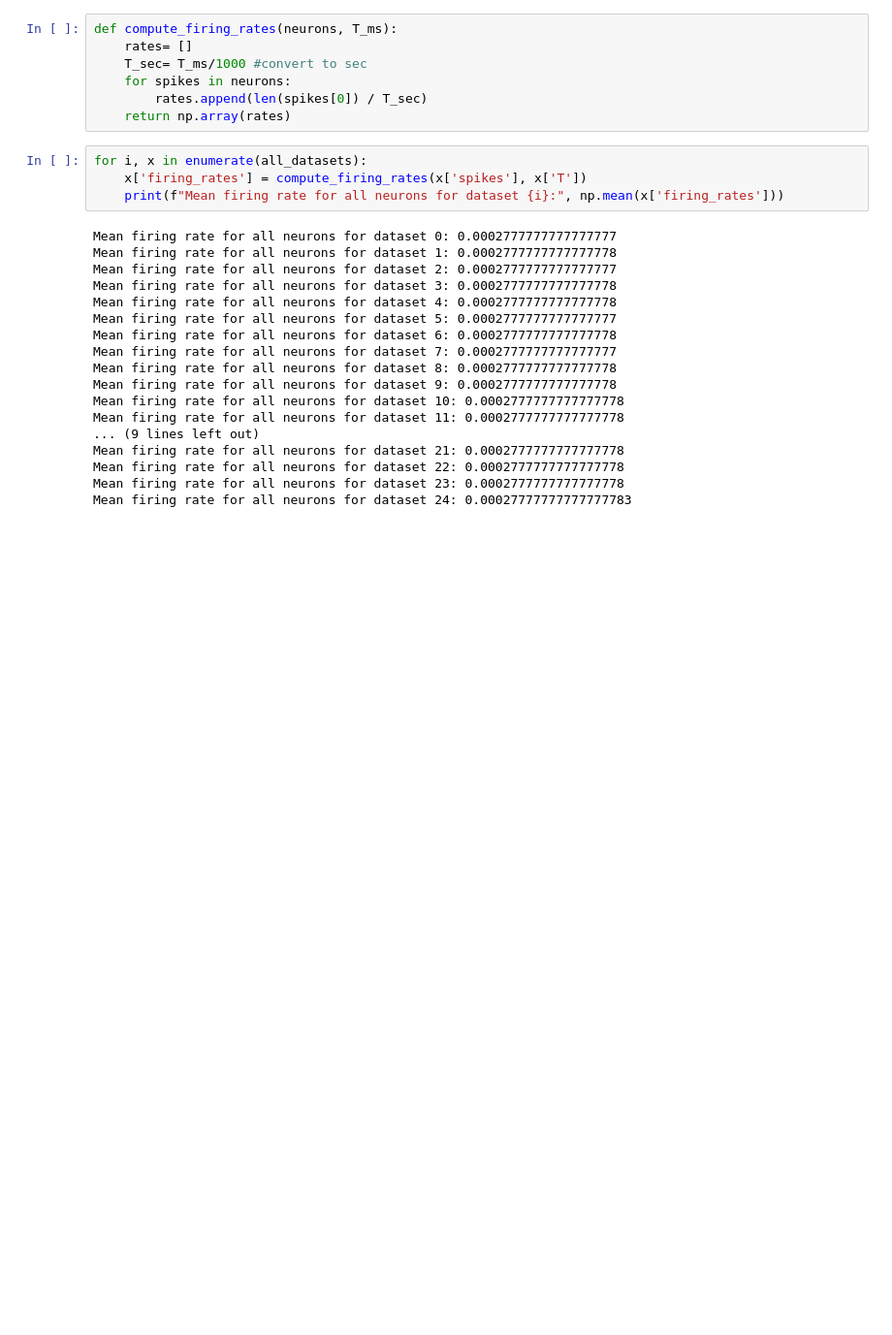
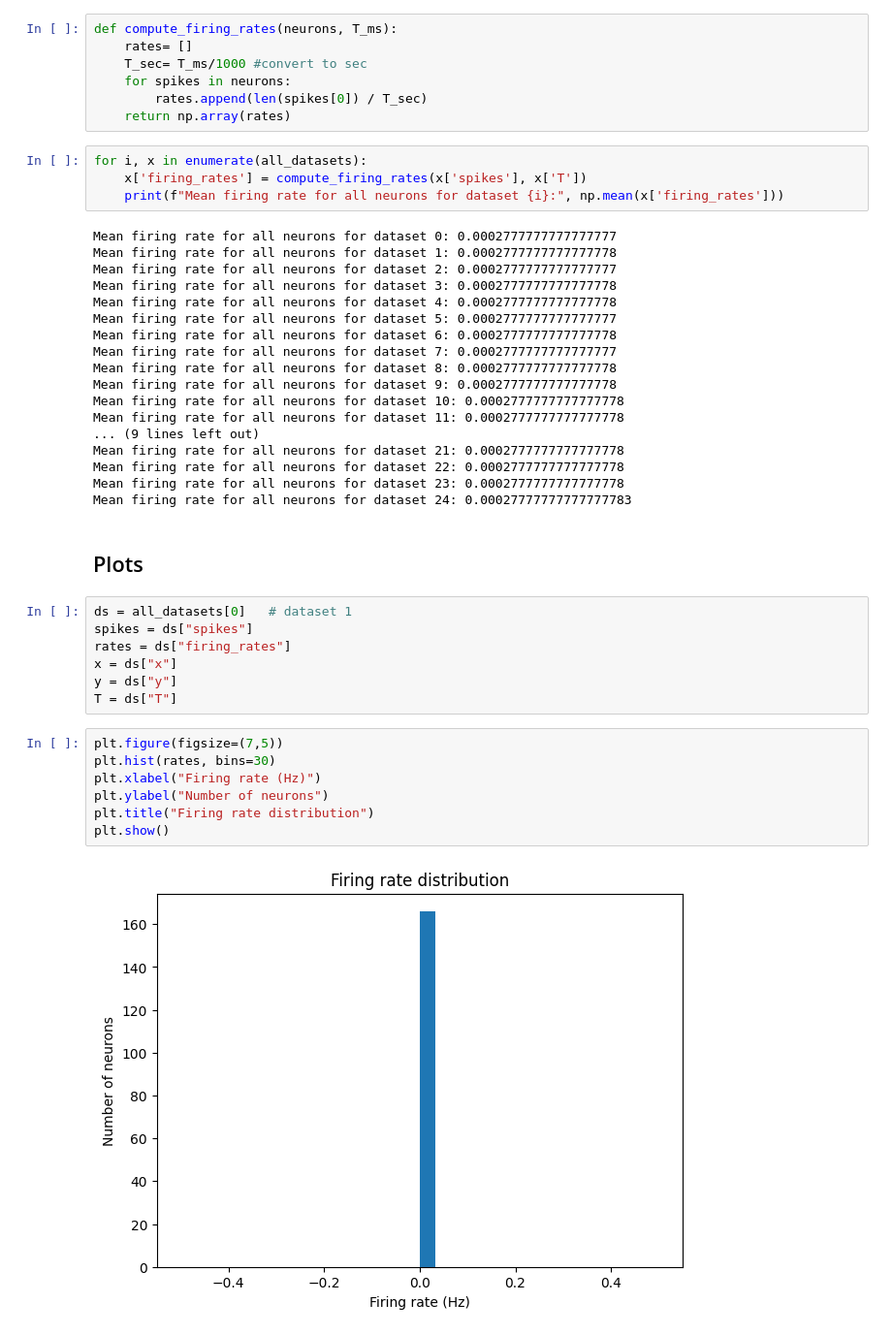
Before and after one commit to Neermita18/NeuroML, a Jupyter notebook: somatosensory_mouse_spike_data.ipynb, the cells around one changed output. Shown at 97% size. Saved outputs shown, nothing was run; the diff lists cells and outputs as text; blank space fills up the shorter version.

Commit message:
added plots

```diff
--- a/process.ipynb
+++ b/somatosensory_mouse_spike_data.ipynb
@@ -145,3 +146,21 @@ Mean firing rate for all neurons for dataset 21: 0.0002777777777777778
 Mean firing rate for all neurons for dataset 22: 0.0002777777777777778
 Mean firing rate for all neurons for dataset 23: 0.0002777777777777778
 Mean firing rate for all neurons for dataset 24: 0.00027777777777777783
+# %% [markdown]
+## Plots
+# %%
+ds = all_datasets[0]   # dataset 1
+spikes = ds["spikes"]
+rates = ds["firing_rates"]
+x = ds["x"]
+y = ds["y"]
+T = ds["T"]
+# %%
+plt.figure(figsize=(7,5))
+plt.hist(rates, bins=30)
+plt.xlabel("Firing rate (Hz)")
+plt.ylabel("Number of neurons")
+plt.title("Firing rate distribution")
+plt.show()
+# %% [output]
+[figure, added]
```
Also changed, not shown: parts of 2 cells of this notebook.
